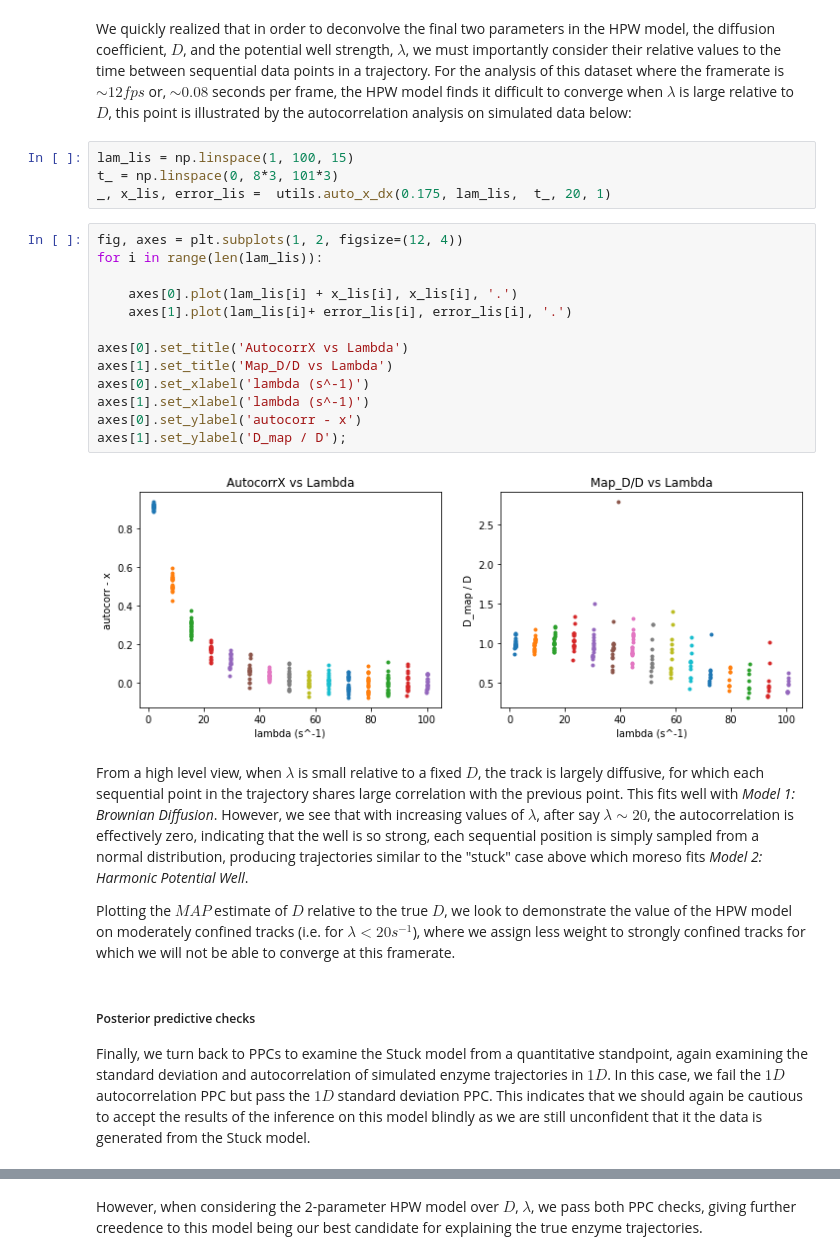
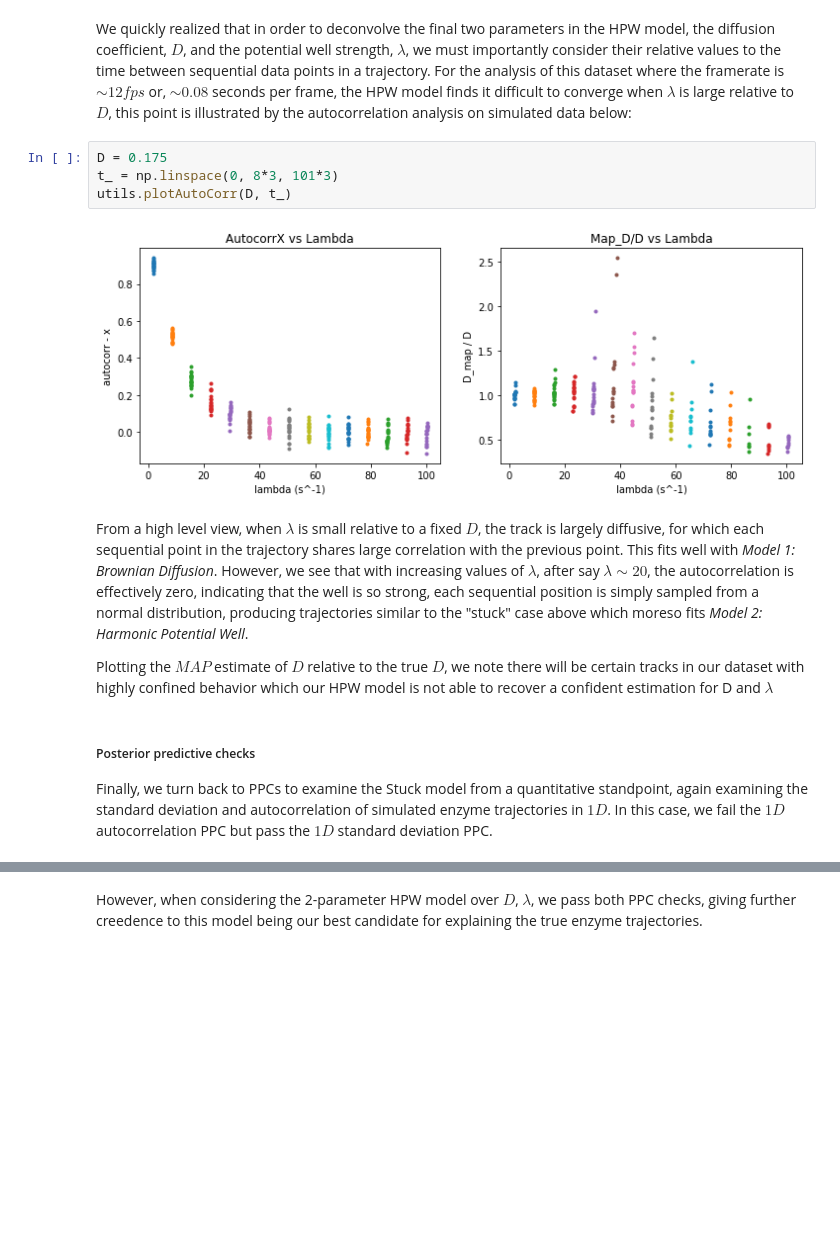
Before and after one commit to kirangauthier/enzymeBayesKucukelbir, a Jupyter notebook: FinalNoteBook.ipynb, the cells around one changed output, grey strips where cells are left out. Saved outputs shown, nothing was run; the diff lists cells and outputs as text; blank space fills up the shorter version.

```diff
--- a/FinalNoteBook.ipynb
+++ b/FinalNoteBook.ipynb
@@ -152,29 +132,16 @@ Finally, we note that there is only a small likelhood that the measurement noise
 # %% [markdown]
 We quickly realized that in order to deconvolve the final two parameters in the HPW model, the diffusion coefficient, $D$, and the potential well strength, $\lambda$, we must importantly consider their relative values to the time between sequential data points in a trajectory. For the analysis of this dataset where the framerate is $\sim 12 fps$ or, $\sim 0.08$ seconds per frame, the HPW model finds it difficult to converge when $\lambda$ is large relative to $D$, this point is illustrated by the autocorrelation analysis on simulated data below:
 # %%
-lam_lis = np.linspace(1, 100, 15)
+D = 0.175
 t_ = np.linspace(0, 8*3, 101*3)
-_, x_lis, error_lis =  utils.auto_x_dx(0.175, lam_lis,  t_, 20, 1)
+utils.plotAutoCorr(D, t_)
+# %% [output]
+[figure, added]
-# %%
-fig, axes = plt.subplots(1, 2, figsize=(12, 4))
-for i in range(len(lam_lis)):
-
-    axes[0].plot(lam_lis[i] + x_lis[i], x_lis[i], '.')
-    axes[1].plot(lam_lis[i]+ error_lis[i], error_lis[i], '.')
-
-axes[0].set_title('AutocorrX vs Lambda')
-axes[1].set_title('Map_D/D vs Lambda')
-axes[0].set_xlabel('lambda (s^-1)')
-axes[1].set_xlabel('lambda (s^-1)')
-axes[0].set_ylabel('autocorr - x')
-axes[1].set_ylabel('D_map / D');
-# %% [output]
-[figure, removed]
 # %% [markdown]
 From a high level view, when $\lambda$ is small relative to a fixed $D$, the track is largely diffusive, for which each sequential point in the trajectory shares large correlation with the previous point. This fits well with *Model 1: Brownian Diffusion*. However, we see that with increasing values of $\lambda$, after say $\lambda \sim 20$, the autocorrelation is effectively zero, indicating that the well is so strong, each sequential position is simply sampled from a normal distribution, producing trajectories similar to the "stuck" case above which moreso fits *Model 2: Harmonic Potential Well*.
 
-Plotting the $MAP$ estimate of $D$ relative to the true $D$, we look to demonstrate the value of the HPW model on moderately confined tracks (i.e. for $\lambda < 20 s^{-1}$), where we assign less weight to strongly confined tracks for which we will not be able to converge at this framerate.
+Plotting the $MAP$ estimate of $D$ relative to the true $D$, we note there will be certain tracks in our dataset with highly confined behavior which our HPW model is not able to recover a confident estimation for D and $\lambda$
 # %% [markdown]
 ##### Posterior predictive checks
 
-Finally, we turn back to PPCs to examine the Stuck model from a quantitative standpoint, again examining the standard deviation and autocorrelation of simulated enzyme trajectories in $1D$. In this case, we fail the $1D$ autocorrelation PPC but pass the $1D$ standard deviation PPC. This indicates that we should again be cautious to accept the results of the inference on this model blindly as we are still unconfident that it the data is generated from the Stuck model.
+Finally, we turn back to PPCs to examine the Stuck model from a quantitative standpoint, again examining the standard deviation and autocorrelation of simulated enzyme trajectories in $1D$. In this case, we fail the $1D$ autocorrelation PPC but pass the $1D$ standard deviation PPC.
```
Also changed, not shown: parts of 18 cells of this notebook, 1 other file.
